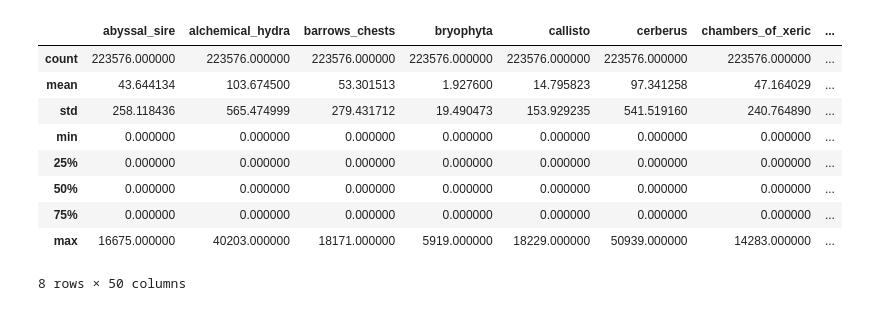
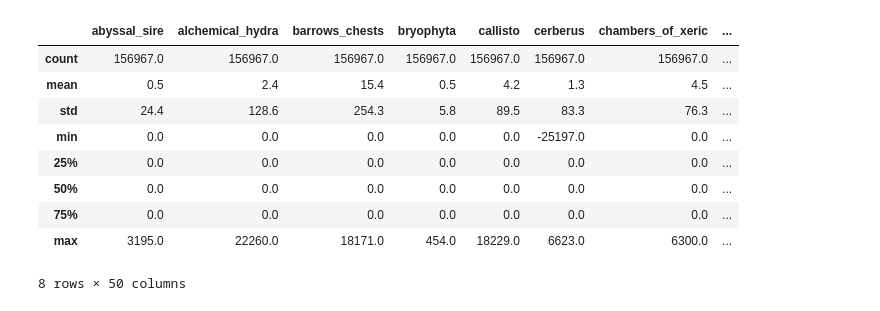
Before and after one commit to Bot-detector/bot-detector-ml-training, a Jupyter notebook: wandb_binary_prediction.ipynb, the cells around one changed output. Cells and saved outputs as stored; diff of their text form; code cells hidden in the pictures.

```diff
--- a/wandb_binary_prediction.ipynb
+++ b/wandb_binary_prediction.ipynb
@@ -23,7 +26,7 @@ True
 # %%
 import pandas as pd
 
-df = pd.read_parquet('data/2022-10-24_hiscore_data.parquet.gzip')
+df = pd.read_parquet("data/2022-10-26_hiscore_data.parquet.gzip")
 df.head()
 # %% [output]
 |  | name | created_at | updated_at | possible_ban | confirmed_ban | label_id | label | account_status | ... |
@@ -128,0 +152,24 @@ HISCORE_COLUMNS = ["total"] + SKILLS + MINIGAMES + BOSSES
+# %%
+import numpy as np
+
+# bool_ 	Boolean (True or False) stored as a byte
+# int_ 	Default integer type (same as C long; normally either int64 or int32)
+# intc 	Identical to C int (normally int32 or int64)
+# intp 	Integer used for indexing (same as C ssize_t; normally either int32 or int64)
+# int8 	Byte (-128 to 127)
+# int16 	Integer (-32768 to 32767)
+# int32 	Integer (-2147483648 to 2147483647)
+# int64 	Integer (-9223372036854775808 to 9223372036854775807)
+# uint8 	Unsigned integer (0 to 255)
+# uint16 	Unsigned integer (0 to 65535)
+# uint32 	Unsigned integer (0 to 4294967295)
+# uint64 	Unsigned integer (0 to 18446744073709551615)
+# float_ 	Shorthand for float64.
+# float16 	Half precision float: sign bit, 5 bits exponent, 10 bits mantissa
+# float32 	Single precision float: sign bit, 8 bits exponent, 23 bits mantissa
+# float64 	Double precision float: sign bit, 11 bits exponent, 52 bits mantissa
+
+df['total'] = df['total'].astype('int32')
+df[SKILLS] = df[SKILLS].astype('int32')
+df[MINIGAMES] = df[MINIGAMES].astype('int16')
+df[BOSSES] = df[BOSSES].astype('int16')
@@ -154,13 +260,13 @@ df[MINIGAMES].describe()
 # %%
-df[BOSSES].describe()
+df.query("account_status=='banned'")[BOSSES].describe().round(1)
 # %% [output]
 |  | abyssal_sire | alchemical_hydra | barrows_chests | bryophyta | callisto | cerberus | chambers_of_xeric | ... |
-| count | 223576.000000 | 223576.000000 | 223576.000000 | 223576.000000 | 223576.000000 | 223576.000000 | 223576.000000 | ... |
-| mean | 43.644134 | 103.674500 | 53.301513 | 1.927600 | 14.795823 | 97.341258 | 47.164029 | ... |
-| std | 258.118436 | 565.474999 | 279.431712 | 19.490473 | 153.929235 | 541.519160 | 240.764890 | ... |
-| min | 0.000000 | 0.000000 | 0.000000 | 0.000000 | 0.000000 | 0.000000 | 0.000000 | ... |
-| 25% | 0.000000 | 0.000000 | 0.000000 | 0.000000 | 0.000000 | 0.000000 | 0.000000 | ... |
-| 50% | 0.000000 | 0.000000 | 0.000000 | 0.000000 | 0.000000 | 0.000000 | 0.000000 | ... |
-| 75% | 0.000000 | 0.000000 | 0.000000 | 0.000000 | 0.000000 | 0.000000 | 0.000000 | ... |
-| max | 16675.000000 | 40203.000000 | 18171.000000 | 5919.000000 | 18229.000000 | 50939.000000 | 14283.000000 | ... |
+| count | 156967.0 | 156967.0 | 156967.0 | 156967.0 | 156967.0 | 156967.0 | 156967.0 | ... |
+| mean | 0.5 | 2.4 | 15.4 | 0.5 | 4.2 | 1.3 | 4.5 | ... |
+| std | 24.4 | 128.6 | 254.3 | 5.8 | 89.5 | 83.3 | 76.3 | ... |
+| min | 0.0 | 0.0 | 0.0 | 0.0 | 0.0 | -25197.0 | 0.0 | ... |
+| 25% | 0.0 | 0.0 | 0.0 | 0.0 | 0.0 | 0.0 | 0.0 | ... |
+| 50% | 0.0 | 0.0 | 0.0 | 0.0 | 0.0 | 0.0 | 0.0 | ... |
+| 75% | 0.0 | 0.0 | 0.0 | 0.0 | 0.0 | 0.0 | 0.0 | ... |
+| max | 3195.0 | 22260.0 | 18171.0 | 454.0 | 18229.0 | 6623.0 | 6300.0 | ... |
 8 rows × 50 columns
```
Also changed, not shown: parts of 19 cells of this notebook, 4 other files.
